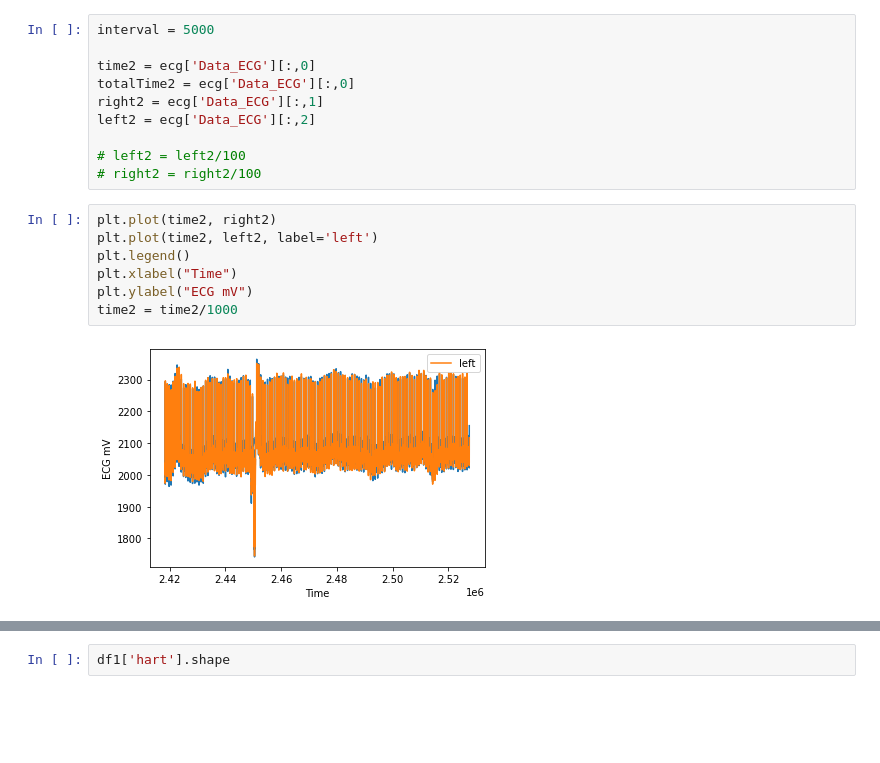
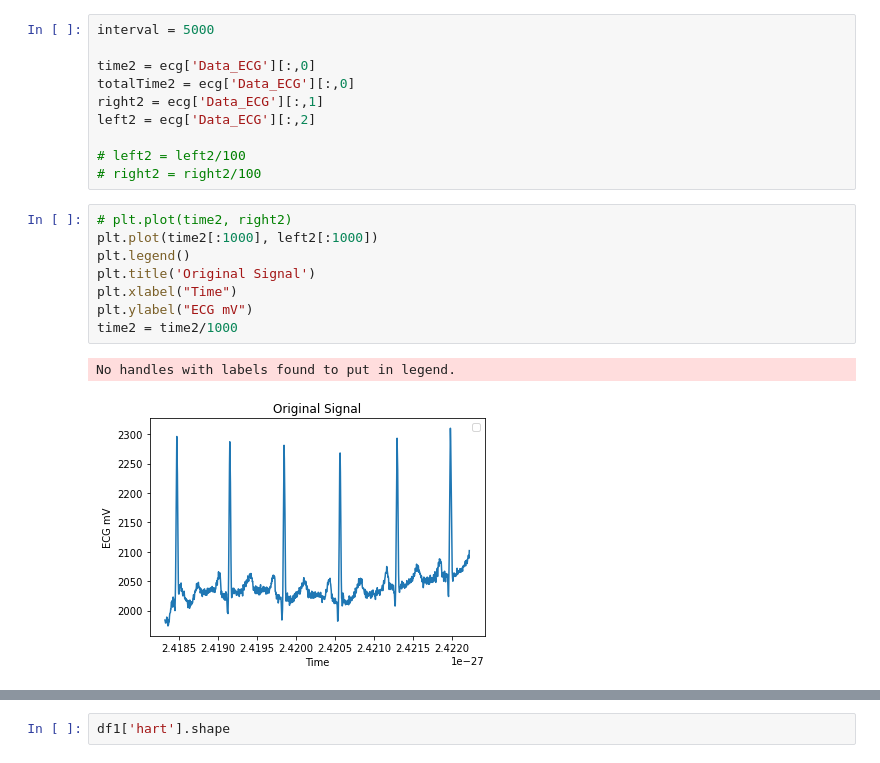
Before and after one commit to TravisCossarini/moodSwing, a Jupyter notebook: pythonModels/prepForPreprocessing.ipynb, the cells around one changed output, grey strips where cells are left out. Drawn from its saved outputs; the diff is of its cells as text; blank space fills up the shorter version.

```diff
--- a/pythonModels/prepForPreprocessing.ipynb
+++ b/pythonModels/prepForPreprocessing.ipynb
@@ -40,11 +40,13 @@ left2 = ecg['Data_ECG'][:,2]
 # left2 = left2/100
 # right2 = right2/100
 # %%
-plt.plot(time2, right2)
-plt.plot(time2, left2, label='left')
+# plt.plot(time2, right2)
+plt.plot(time2[:1000], left2[:1000])
 plt.legend()
+plt.title('Original Signal')
 plt.xlabel("Time")
 plt.ylabel("ECG mV")
 time2 = time2/1000
 # %% [output]
+No handles with labels found to put in legend.
-[figure, old version]
+[figure, new version]
```
Also changed, not shown: parts of 5 cells of this notebook, 14 other files.
